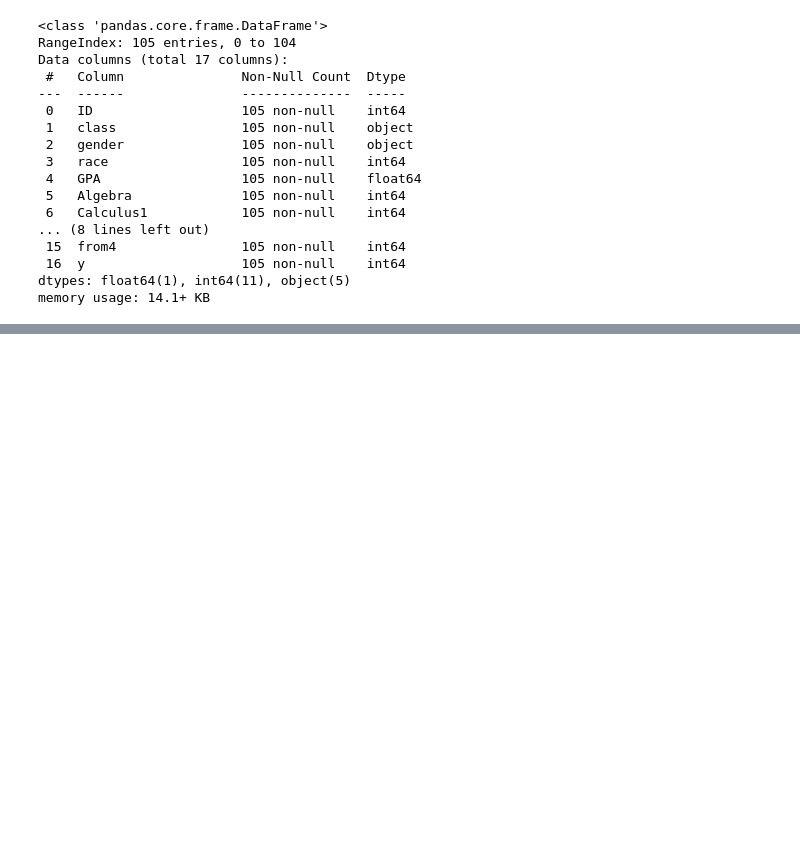
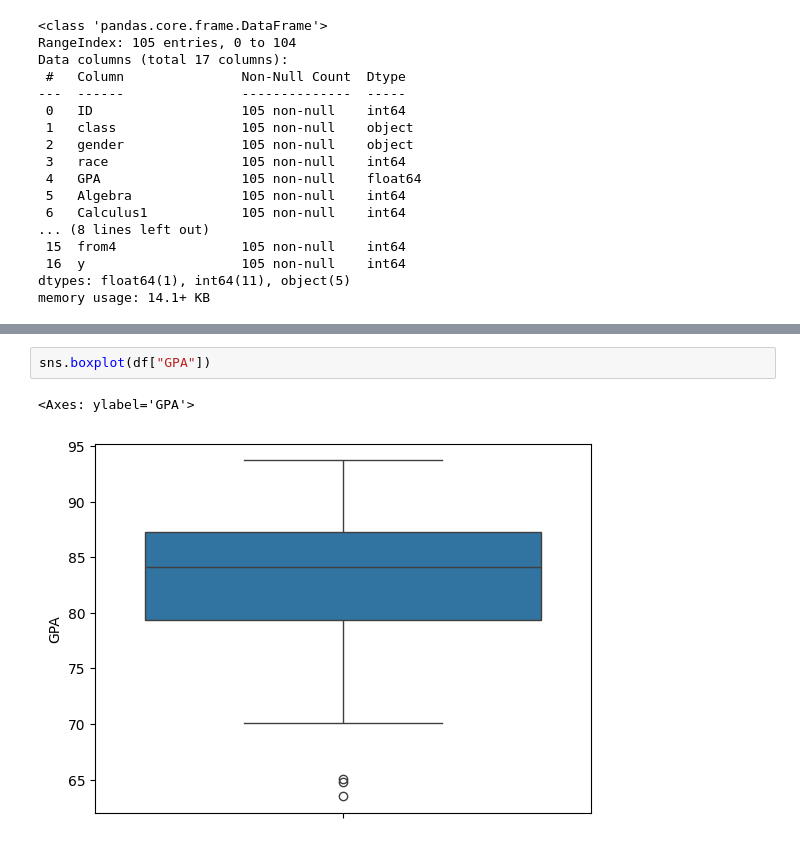
Before and after one commit to Aman-Darrell/Data-Science, a Jupyter notebook: Students_Data.ipynb, the cells around one changed output, grey strips where cells are left out. Drawn from its saved outputs; the diff is of its cells as text; blank space fills up the shorter version.

```diff
--- a/Students_Data.ipynb
+++ b/Students_Data.ipynb
@@ -71,0 +112,5 @@ df.describe()
+# %%
+sns.boxplot(df["GPA"])
+# %% [output]
+<Axes: ylabel='GPA'>
+[figure, added]
```
Also changed, not shown: parts of 26 cells of this notebook, 1 other file.
